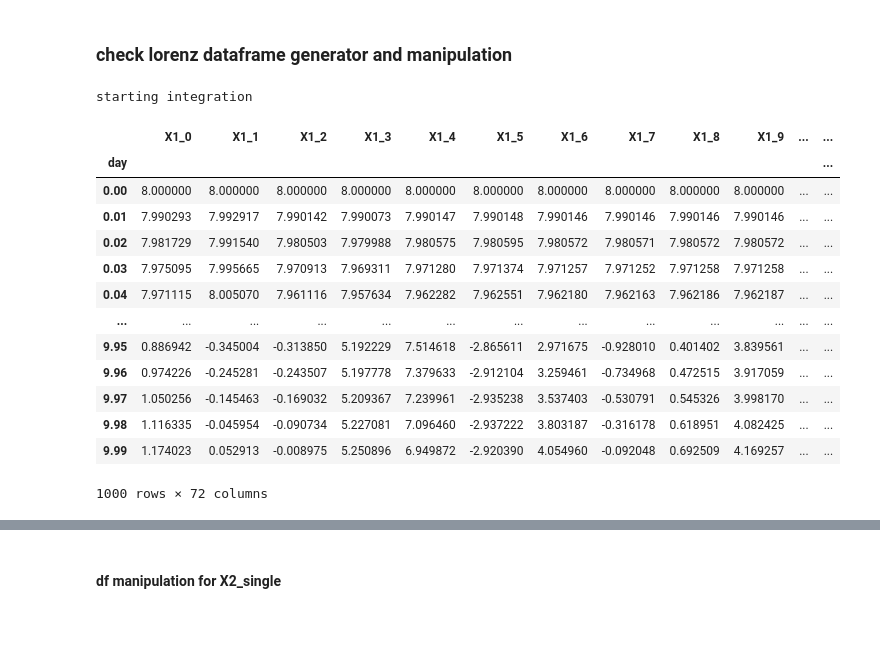
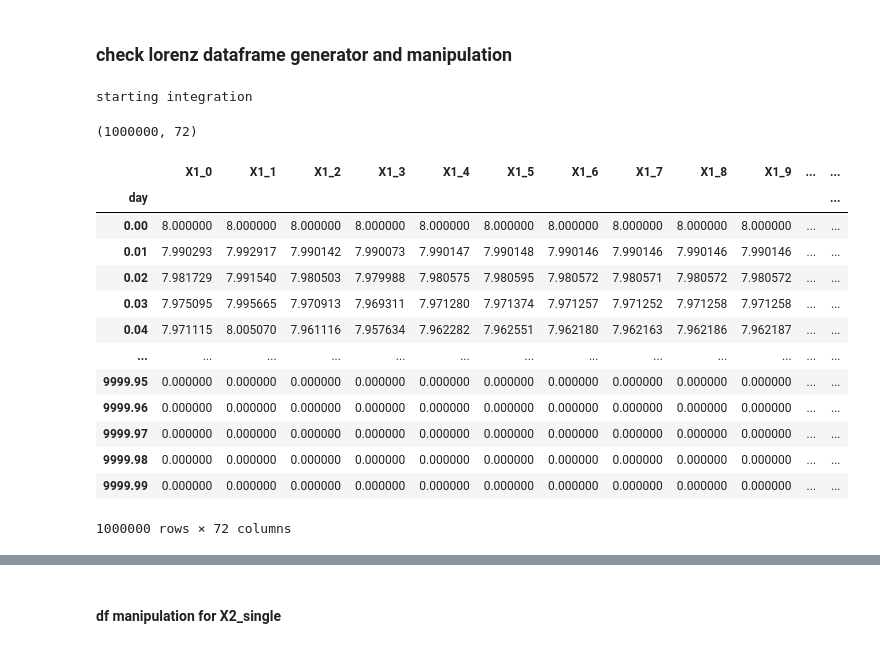
Before and after one commit to VaniSachdev/lorenzGNN, a Jupyter notebook: data_wrangling_verification.ipynb, the cells around one changed output, grey strips where cells are left out. Saved outputs shown, nothing was run; the diff lists cells and outputs as text; code cells hidden in the pictures.

```diff
--- a/data_wrangling_verification.ipynb
+++ b/data_wrangling_verification.ipynb
@@ -22,24 +20,25 @@ To enable them in other operations, rebuild TensorFlow with the appropriate comp
 # %% [markdown]
 ### check lorenz dataframe generator and manipulation
 # %%
-df = lorenzToDF(n_days=10)
+df = lorenzToDF(n_days=1)
 print(df.shape)
 df
 # %% [output]
 starting integration
+(1000000, 72)
 |  | X1_0 | X1_1 | X1_2 | X1_3 | X1_4 | X1_5 | X1_6 | X1_7 | X1_8 | X1_9 | ... | ... |
 | day |  |  |  |  |  |  |  |  |  |  |  | ... |
 | 0.00 | 8.000000 | 8.000000 | 8.000000 | 8.000000 | 8.000000 | 8.000000 | 8.000000 | 8.000000 | 8.000000 | 8.000000 | ... | ... |
 | 0.01 | 7.990293 | 7.992917 | 7.990142 | 7.990073 | 7.990147 | 7.990148 | 7.990146 | 7.990146 | 7.990146 | 7.990146 | ... | ... |
 | 0.02 | 7.981729 | 7.991540 | 7.980503 | 7.979988 | 7.980575 | 7.980595 | 7.980572 | 7.980571 | 7.980572 | 7.980572 | ... | ... |
 | 0.03 | 7.975095 | 7.995665 | 7.970913 | 7.969311 | 7.971280 | 7.971374 | 7.971257 | 7.971252 | 7.971258 | 7.971258 | ... | ... |
 | 0.04 | 7.971115 | 8.005070 | 7.961116 | 7.957634 | 7.962282 | 7.962551 | 7.962180 | 7.962163 | 7.962186 | 7.962187 | ... | ... |
 | ... | ... | ... | ... | ... | ... | ... | ... | ... | ... | ... | ... | ... |
-| 9.95 | 0.886942 | -0.345004 | -0.313850 | 5.192229 | 7.514618 | -2.865611 | 2.971675 | -0.928010 | 0.401402 | 3.839561 | ... | ... |
-| 9.96 | 0.974226 | -0.245281 | -0.243507 | 5.197778 | 7.379633 | -2.912104 | 3.259461 | -0.734968 | 0.472515 | 3.917059 | ... | ... |
-| 9.97 | 1.050256 | -0.145463 | -0.169032 | 5.209367 | 7.239961 | -2.935238 | 3.537403 | -0.530791 | 0.545326 | 3.998170 | ... | ... |
-| 9.98 | 1.116335 | -0.045954 | -0.090734 | 5.227081 | 7.096460 | -2.937222 | 3.803187 | -0.316178 | 0.618951 | 4.082425 | ... | ... |
-| 9.99 | 1.174023 | 0.052913 | -0.008975 | 5.250896 | 6.949872 | -2.920390 | 4.054960 | -0.092048 | 0.692509 | 4.169257 | ... | ... |
+| 9999.95 | 0.000000 | 0.000000 | 0.000000 | 0.000000 | 0.000000 | 0.000000 | 0.000000 | 0.000000 | 0.000000 | 0.000000 | ... | ... |
+| 9999.96 | 0.000000 | 0.000000 | 0.000000 | 0.000000 | 0.000000 | 0.000000 | 0.000000 | 0.000000 | 0.000000 | 0.000000 | ... | ... |
+| 9999.97 | 0.000000 | 0.000000 | 0.000000 | 0.000000 | 0.000000 | 0.000000 | 0.000000 | 0.000000 | 0.000000 | 0.000000 | ... | ... |
+| 9999.98 | 0.000000 | 0.000000 | 0.000000 | 0.000000 | 0.000000 | 0.000000 | 0.000000 | 0.000000 | 0.000000 | 0.000000 | ... | ... |
+| 9999.99 | 0.000000 | 0.000000 | 0.000000 | 0.000000 | 0.000000 | 0.000000 | 0.000000 | 0.000000 | 0.000000 | 0.000000 | ... | ... |
-1000 rows × 72 columns
+1000000 rows × 72 columns
 # %%
 df.to_numpy()
```
Also changed, not shown: parts of 8 cells of this notebook, 4 other files.
